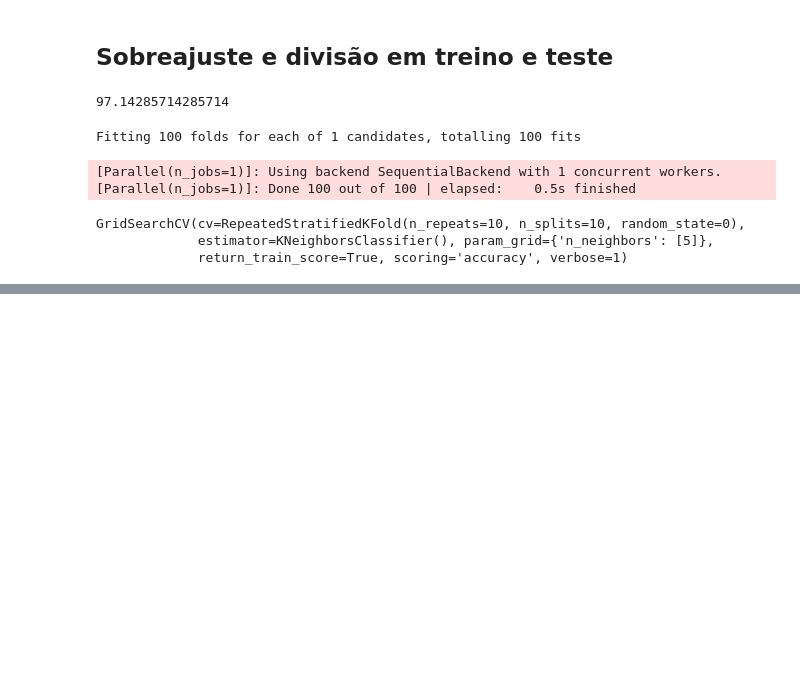
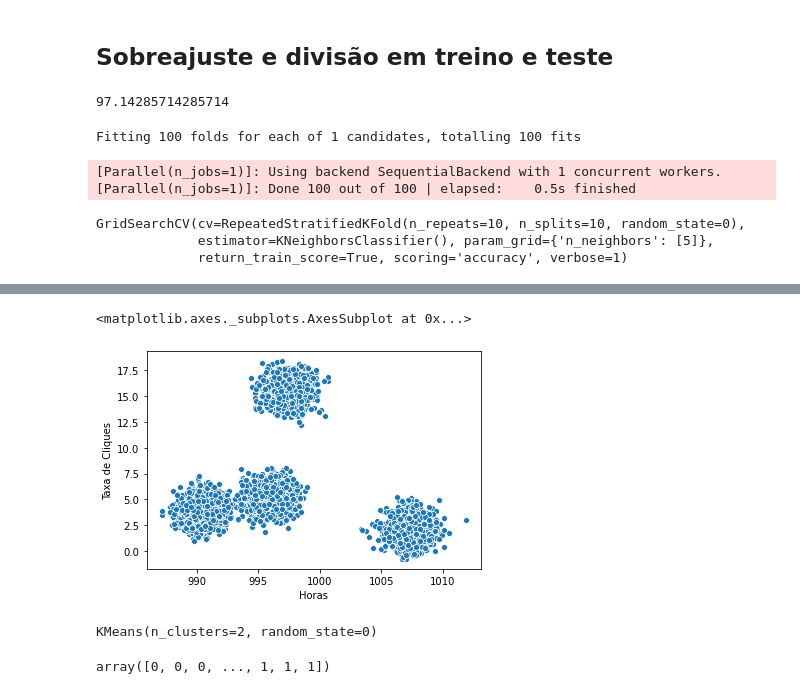
Before and after one commit to joutav/Curso-Sckiti-Learn, a Jupyter notebook: Sckiti-Learn.ipynb, the cells around one changed output, grey strips where cells are left out. Cells and saved outputs as stored; diff of their text form; code cells hidden in the pictures; blank space fills up the shorter version.

```diff
--- a/Sckiti-Learn.ipynb
+++ b/Sckiti-Learn.ipynb
@@ -203,0 +210,2 @@ GridSearchCV(cv=RepeatedStratifiedKFold(n_repeats=10, n_splits=10, random_state=
+# %%
+engajamento = pd.read_csv('dados/Engajamento.csv')
@@ -203,0 +221,2 @@ GridSearchCV(cv=RepeatedStratifiedKFold(n_repeats=10, n_splits=10, random_state=
+# %%
+x = engajamento.iloc[:,:-1]
@@ -203,0 +239,5 @@ GridSearchCV(cv=RepeatedStratifiedKFold(n_repeats=10, n_splits=10, random_state=
+# %%
+sns.scatterplot(x='Horas', y='Taxa de Cliques', data = x)
+# %% [output]
+<matplotlib.axes._subplots.AxesSubplot at 0x...>
+[figure, added]
@@ -203,0 +248,8 @@ GridSearchCV(cv=RepeatedStratifiedKFold(n_repeats=10, n_splits=10, random_state=
+# %%
+kmeans.fit(x)
+# %% [output]
+KMeans(n_clusters=2, random_state=0)
+# %%
+Kmeans.labels_
+# %% [output]
+array([0, 0, 0, ..., 1, 1, 1])
```
Also changed, not shown: parts of 13 cells of this notebook.
